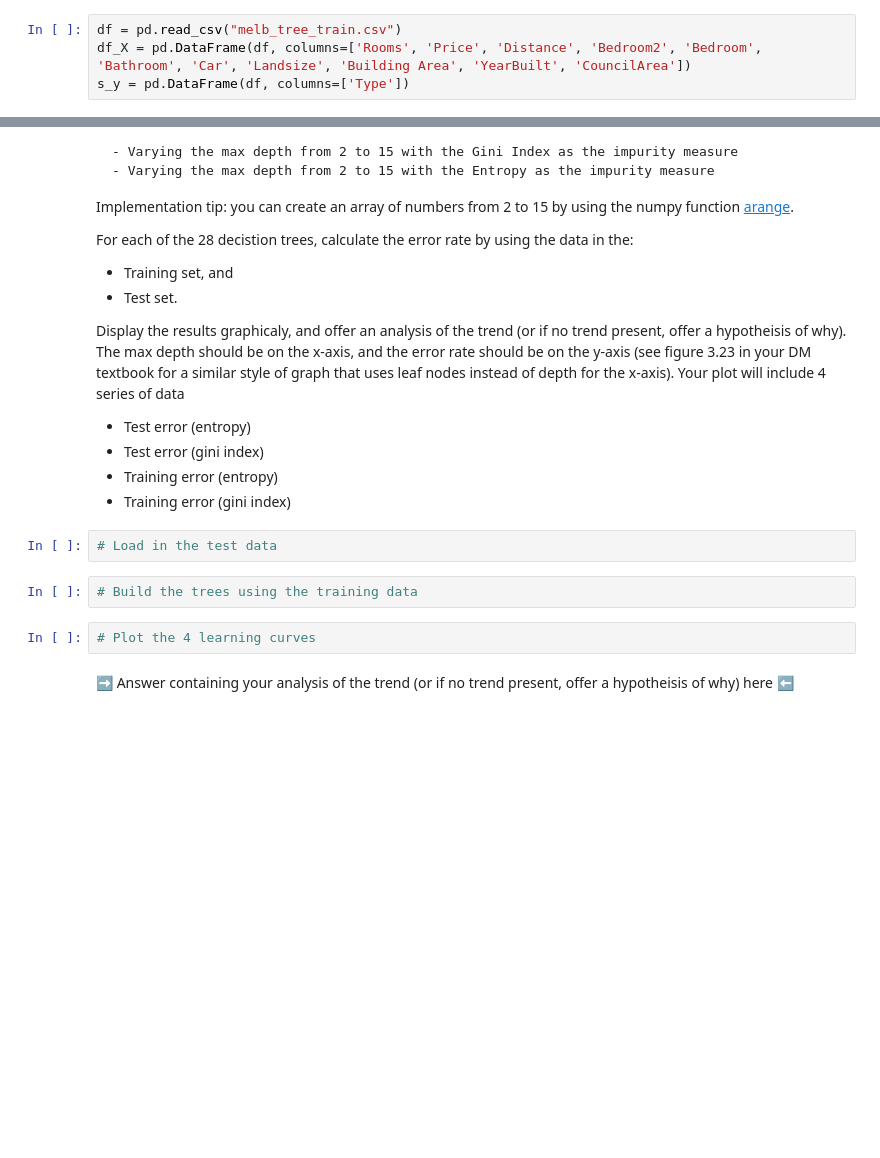
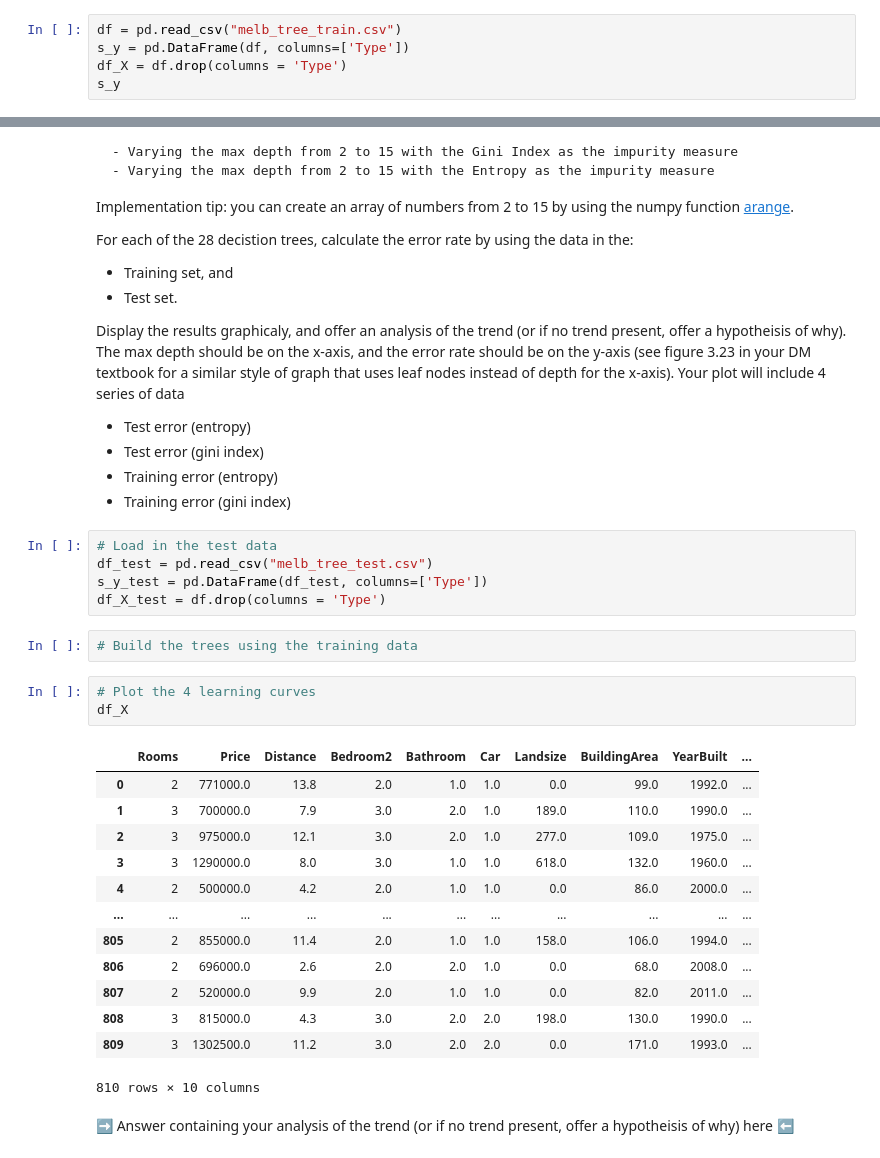
Before and after one commit to matihfg/DataAnalytics-SP21, a Jupyter notebook: CS329E_HW4.ipynb, the cells around one changed output, grey strips where cells are left out. Drawn from its saved outputs; the diff is of its cells as text; blank space fills up the shorter version.

```diff
--- a/CS329E_HW4.ipynb
+++ b/CS329E_HW4.ipynb
@@ -42,5 +40,6 @@ ModuleNotFoundError: No module named 'graphviz'
 Load in the melb_tree_train.csv into a dataframe, and split that dataframe into `df_X`, which contains the features of the data set (everything but `Type`), and `s_y`, the series containing just the class label (just `Type`). The lengths of `df_X` and `s_y` should match.
 # %%
 df = pd.read_csv("melb_tree_train.csv")
-df_X = pd.DataFrame(df, columns=['Rooms', 'Price', 'Distance', 'Bedroom2', 'Bedroom', 'Bathroom', 'Car', 'Landsize', 'Building Area', 'YearBuilt', 'CouncilArea'])
 s_y = pd.DataFrame(df, columns=['Type'])
+df_X = df.drop(columns = 'Type')
+s_y
@@ -120,11 +203,29 @@ Display the results graphicaly, and offer an analysis of the trend (or if no tre
    - Test error (gini index)
    - Training error (entropy)
    - Training error (gini index)
-# %%
-# Load in the test data
+# %%
+# Load in the test data
+df_test = pd.read_csv("melb_tree_test.csv")
+s_y_test = pd.DataFrame(df_test, columns=['Type'])
+df_X_test = df.drop(columns = 'Type')
 # %%
 # Build the trees using the training data
 # %%
 # Plot the 4 learning curves
+df_X
+# %% [output]
+|  | Rooms | Price | Distance | Bedroom2 | Bathroom | Car | Landsize | BuildingArea | YearBuilt | ... |
+| 0 | 2 | 771000.0 | 13.8 | 2.0 | 1.0 | 1.0 | 0.0 | 99.0 | 1992.0 | ... |
+| 1 | 3 | 700000.0 | 7.9 | 3.0 | 2.0 | 1.0 | 189.0 | 110.0 | 1990.0 | ... |
+| 2 | 3 | 975000.0 | 12.1 | 3.0 | 2.0 | 1.0 | 277.0 | 109.0 | 1975.0 | ... |
+| 3 | 3 | 1290000.0 | 8.0 | 3.0 | 1.0 | 1.0 | 618.0 | 132.0 | 1960.0 | ... |
+| 4 | 2 | 500000.0 | 4.2 | 2.0 | 1.0 | 1.0 | 0.0 | 86.0 | 2000.0 | ... |
+| ... | ... | ... | ... | ... | ... | ... | ... | ... | ... | ... |
+| 805 | 2 | 855000.0 | 11.4 | 2.0 | 1.0 | 1.0 | 158.0 | 106.0 | 1994.0 | ... |
+| 806 | 2 | 696000.0 | 2.6 | 2.0 | 2.0 | 1.0 | 0.0 | 68.0 | 2008.0 | ... |
+| 807 | 2 | 520000.0 | 9.9 | 2.0 | 1.0 | 1.0 | 0.0 | 82.0 | 2011.0 | ... |
+| 808 | 3 | 815000.0 | 4.3 | 3.0 | 2.0 | 2.0 | 198.0 | 130.0 | 1990.0 | ... |
+| 809 | 3 | 1302500.0 | 11.2 | 3.0 | 2.0 | 2.0 | 0.0 | 171.0 | 1993.0 | ... |
+810 rows × 10 columns
 # %% [markdown]
 ➡️ Answer containing your analysis of the trend (or if no trend present, offer a hypotheisis of why) here ⬅️
```
Also changed, not shown: parts of 23 cells of this notebook.
